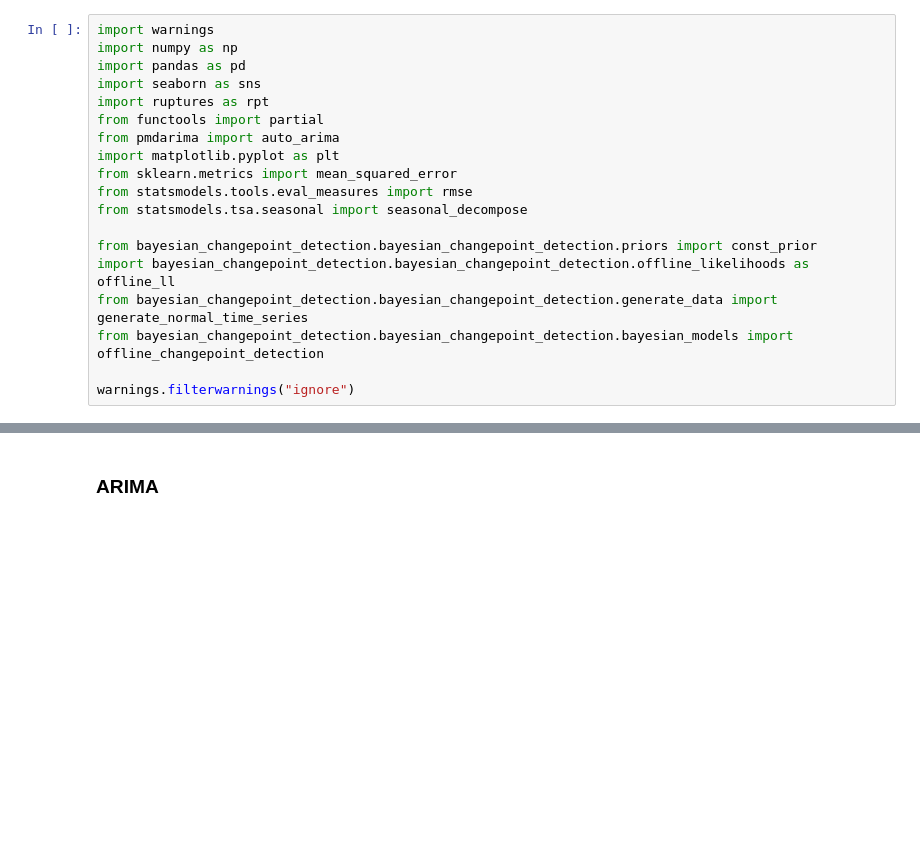
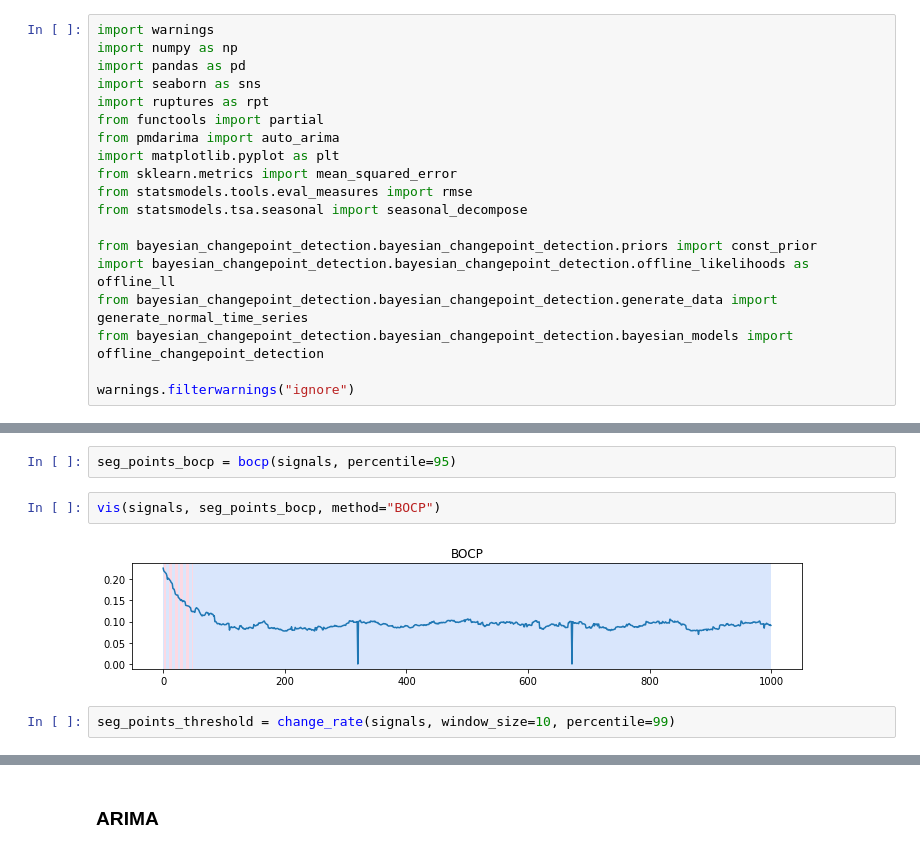
Before and after one commit to devanshgoenka97/KGChangePointDetection, a Jupyter notebook: change_point_detection.ipynb, the cells around one changed output, grey strips where cells are left out. Drawn from its saved outputs; the diff is of its cells as text; blank space fills up the shorter version.

```diff
--- a/change_point_detection.ipynb
+++ b/change_point_detection.ipynb
@@ -109,0 +91,8 @@ for i, e in enumerate(errors):
+# %%
+seg_points_bocp = bocp(signals, percentile=95)
+# %%
+vis(signals, seg_points_bocp, method="BOCP")
+# %% [output]
+[figure, added]
+# %%
+seg_points_threshold = change_rate(signals, window_size=10, percentile=99)
```
Also changed, not shown: parts of 22 cells of this notebook.
